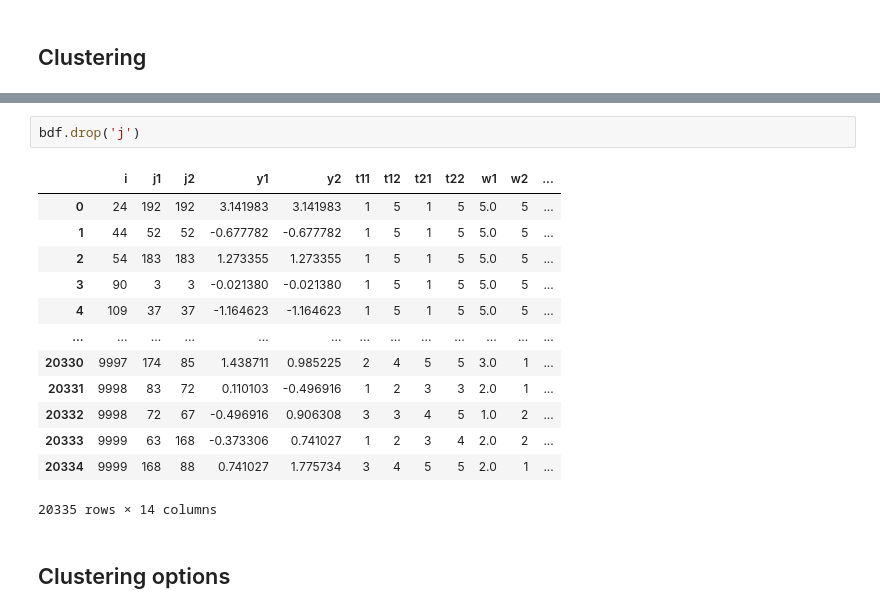
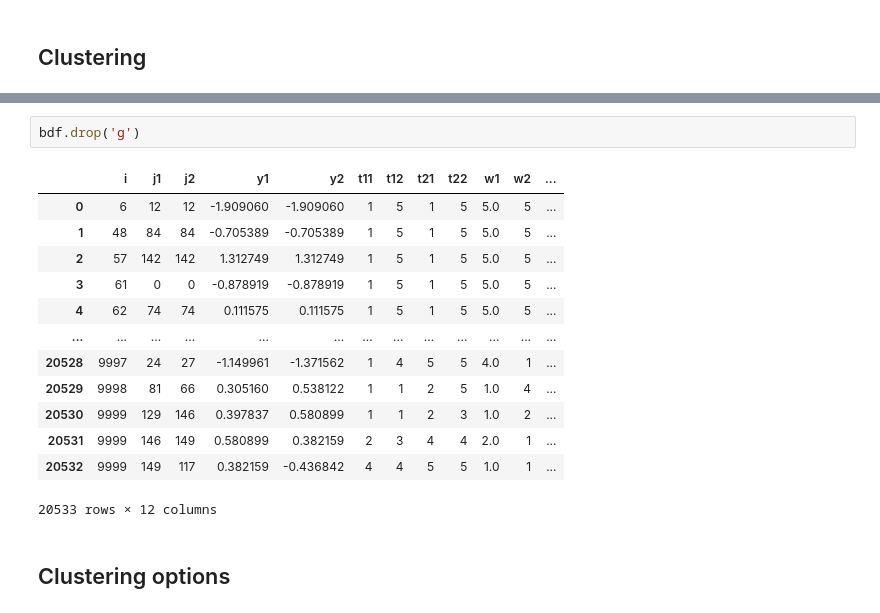
Before and after one commit to tlamadon/bipartitepandas, a Jupyter notebook: docs-src/source/notebooks/bipartitepandas_example.ipynb, the cells around one changed output, grey strips where cells are left out. Cells and saved outputs as stored; diff of their text form.

```diff
--- a/docs-src/source/notebooks/bipartitepandas_example.ipynb
+++ b/docs-src/source/notebooks/bipartitepandas_example.ipynb
@@ -303,19 +304,19 @@ display(bdf)
 # %%
-bdf.drop('j')
+bdf.drop('g')
 # %% [output]
 |  | i | j1 | j2 | y1 | y2 | t11 | t12 | t21 | t22 | w1 | w2 | ... |
-| 0 | 24 | 192 | 192 | 3.141983 | 3.141983 | 1 | 5 | 1 | 5 | 5.0 | 5 | ... |
-| 1 | 44 | 52 | 52 | -0.677782 | -0.677782 | 1 | 5 | 1 | 5 | 5.0 | 5 | ... |
-| 2 | 54 | 183 | 183 | 1.273355 | 1.273355 | 1 | 5 | 1 | 5 | 5.0 | 5 | ... |
-| 3 | 90 | 3 | 3 | -0.021380 | -0.021380 | 1 | 5 | 1 | 5 | 5.0 | 5 | ... |
-| 4 | 109 | 37 | 37 | -1.164623 | -1.164623 | 1 | 5 | 1 | 5 | 5.0 | 5 | ... |
+| 0 | 6 | 12 | 12 | -1.909060 | -1.909060 | 1 | 5 | 1 | 5 | 5.0 | 5 | ... |
+| 1 | 48 | 84 | 84 | -0.705389 | -0.705389 | 1 | 5 | 1 | 5 | 5.0 | 5 | ... |
+| 2 | 57 | 142 | 142 | 1.312749 | 1.312749 | 1 | 5 | 1 | 5 | 5.0 | 5 | ... |
+| 3 | 61 | 0 | 0 | -0.878919 | -0.878919 | 1 | 5 | 1 | 5 | 5.0 | 5 | ... |
+| 4 | 62 | 74 | 74 | 0.111575 | 0.111575 | 1 | 5 | 1 | 5 | 5.0 | 5 | ... |
 | ... | ... | ... | ... | ... | ... | ... | ... | ... | ... | ... | ... | ... |
-| 20330 | 9997 | 174 | 85 | 1.438711 | 0.985225 | 2 | 4 | 5 | 5 | 3.0 | 1 | ... |
-| 20331 | 9998 | 83 | 72 | 0.110103 | -0.496916 | 1 | 2 | 3 | 3 | 2.0 | 1 | ... |
-| 20332 | 9998 | 72 | 67 | -0.496916 | 0.906308 | 3 | 3 | 4 | 5 | 1.0 | 2 | ... |
-| 20333 | 9999 | 63 | 168 | -0.373306 | 0.741027 | 1 | 2 | 3 | 4 | 2.0 | 2 | ... |
-| 20334 | 9999 | 168 | 88 | 0.741027 | 1.775734 | 3 | 4 | 5 | 5 | 2.0 | 1 | ... |
+| 20528 | 9997 | 24 | 27 | -1.149961 | -1.371562 | 1 | 4 | 5 | 5 | 4.0 | 1 | ... |
+| 20529 | 9998 | 81 | 66 | 0.305160 | 0.538122 | 1 | 1 | 2 | 5 | 1.0 | 4 | ... |
+| 20530 | 9999 | 129 | 146 | 0.397837 | 0.580899 | 1 | 1 | 2 | 3 | 1.0 | 2 | ... |
+| 20531 | 9999 | 146 | 149 | 0.580899 | 0.382159 | 2 | 3 | 4 | 4 | 2.0 | 1 | ... |
+| 20532 | 9999 | 149 | 117 | 0.382159 | -0.436842 | 4 | 4 | 5 | 5 | 1.0 | 1 | ... |
-20335 rows × 14 columns
+20533 rows × 12 columns
 # %% [markdown]
 ## Clustering options
 # %%
```
Also changed, not shown: parts of 30 cells of this notebook, 16 other files.
